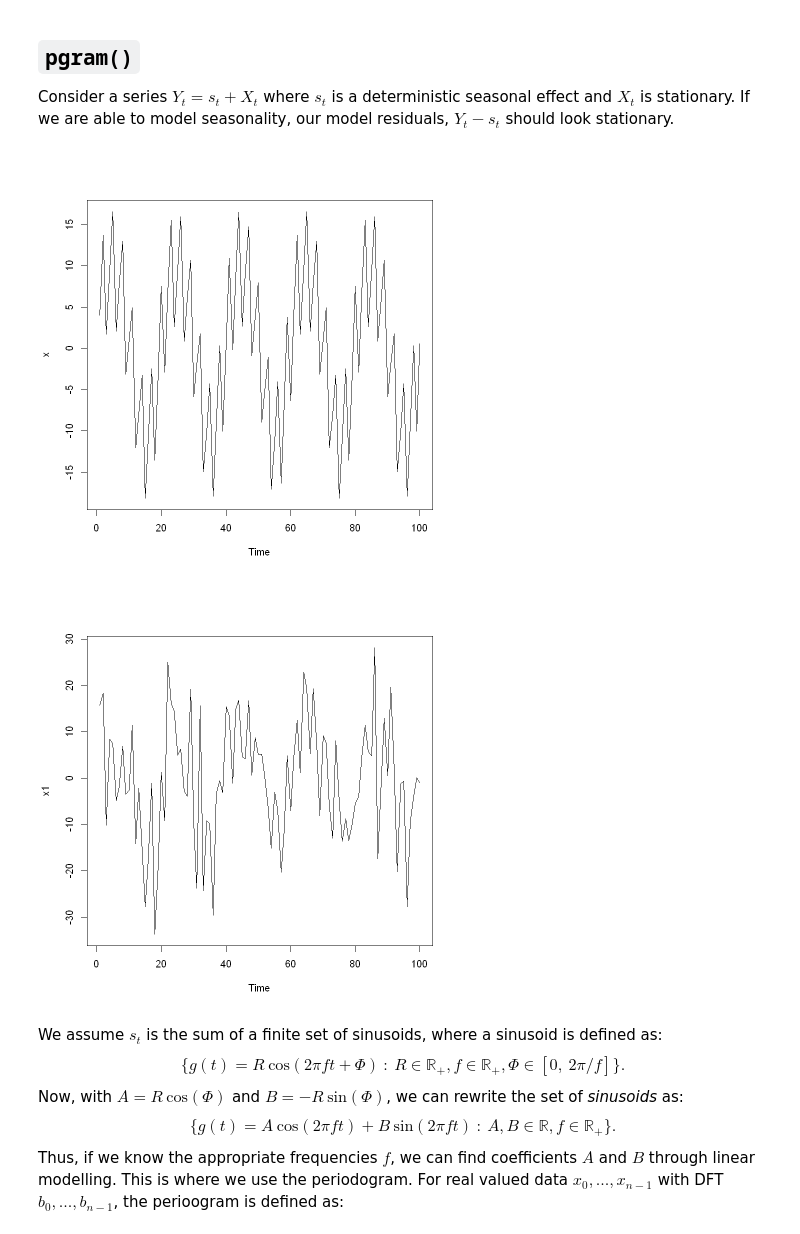
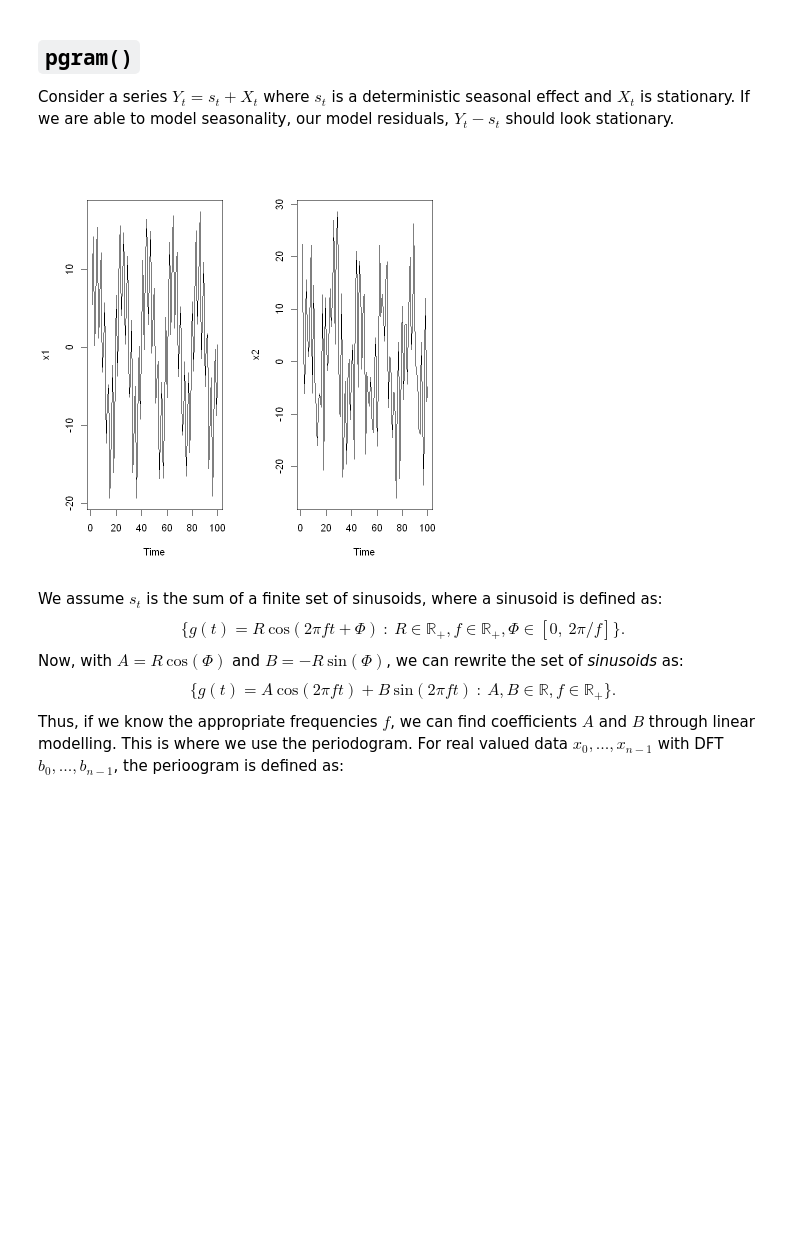
Before and after one commit to connoryen/ethanstools, a Jupyter notebook: demo.ipynb, the cells around one changed output. Saved outputs shown, nothing was run; the diff lists cells and outputs as text; code cells hidden in the pictures; blank space fills up the shorter version.

```diff
--- a/demo.ipynb
+++ b/demo.ipynb
@@ -33,18 +15,24 @@ Warning message:
 Consider a series $Y_t = s_t + X_t$ where $s_t$ is a deterministic seasonal effect and $X_t$ is stationary. If we are able to model seasonality, our model residuals, $Y_t - s_t$ should look stationary.
 # %%
 set.seed(03192000)
+
+# data parameters
 n = 100
 t = 0:(n-1)
 f1 = 0.05
 f2 = 0.1
 f3 = 1/3
 
-x = 10*sin(2*pi*f1*t) + 3*cos(2*pi*f1*t) + cos(2*pi*f2*t) + 8*sin(2*pi*f3*t)
-x1 = x + rnorm(t, sd = 8)
-plot.ts(x); plot.ts(x1)
+# generate data
+x0 = 10*sin(2*pi*f1*t) + 3*cos(2*pi*f1*t) + cos(2*pi*f2*t) + 8*sin(2*pi*f3*t)
+x1 = x0 + rnorm(t, sd = 1)
+x2 = x0 + rnorm(t, sd = 8)
+
+# plot data
+par(mfrow = c(1, 2))
+plot.ts(x1); plot.ts(x2)
 # %% [output]
-[figure, old version]
+[figure, new version]
-[figure, removed]
 # %% [markdown]
 We assume $s_t$ is the sum of a finite set of sinusoids, where a sinusoid is defined as:
 $$ \{g(t) = R\ \text{cos}(2\pi ft + \Phi) \ : \ R\in\mathbb{R}_+, f\in\mathbb{R}_+, \Phi\in [0,\ 2\pi /f]\}.$$
```
Also changed, not shown: parts of 3 cells of this notebook.
